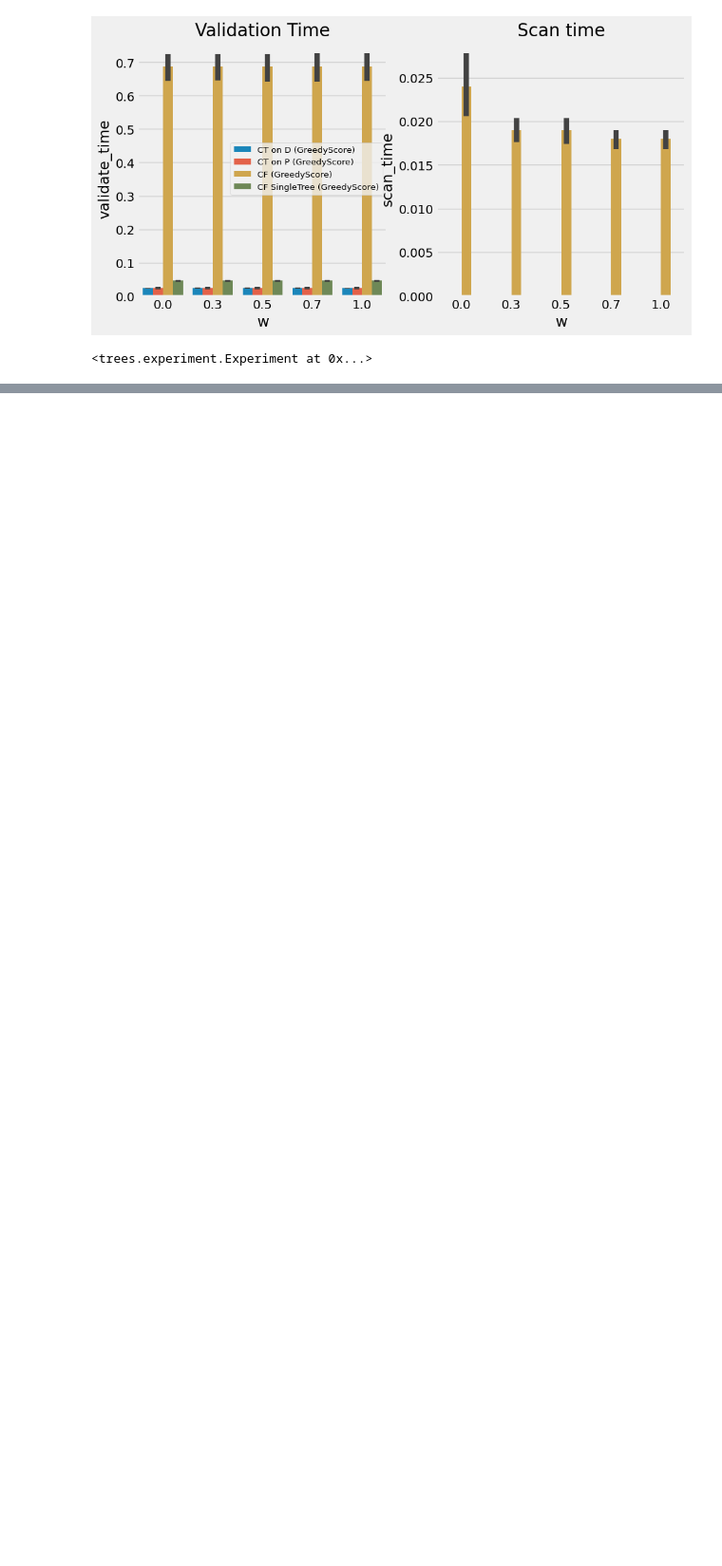
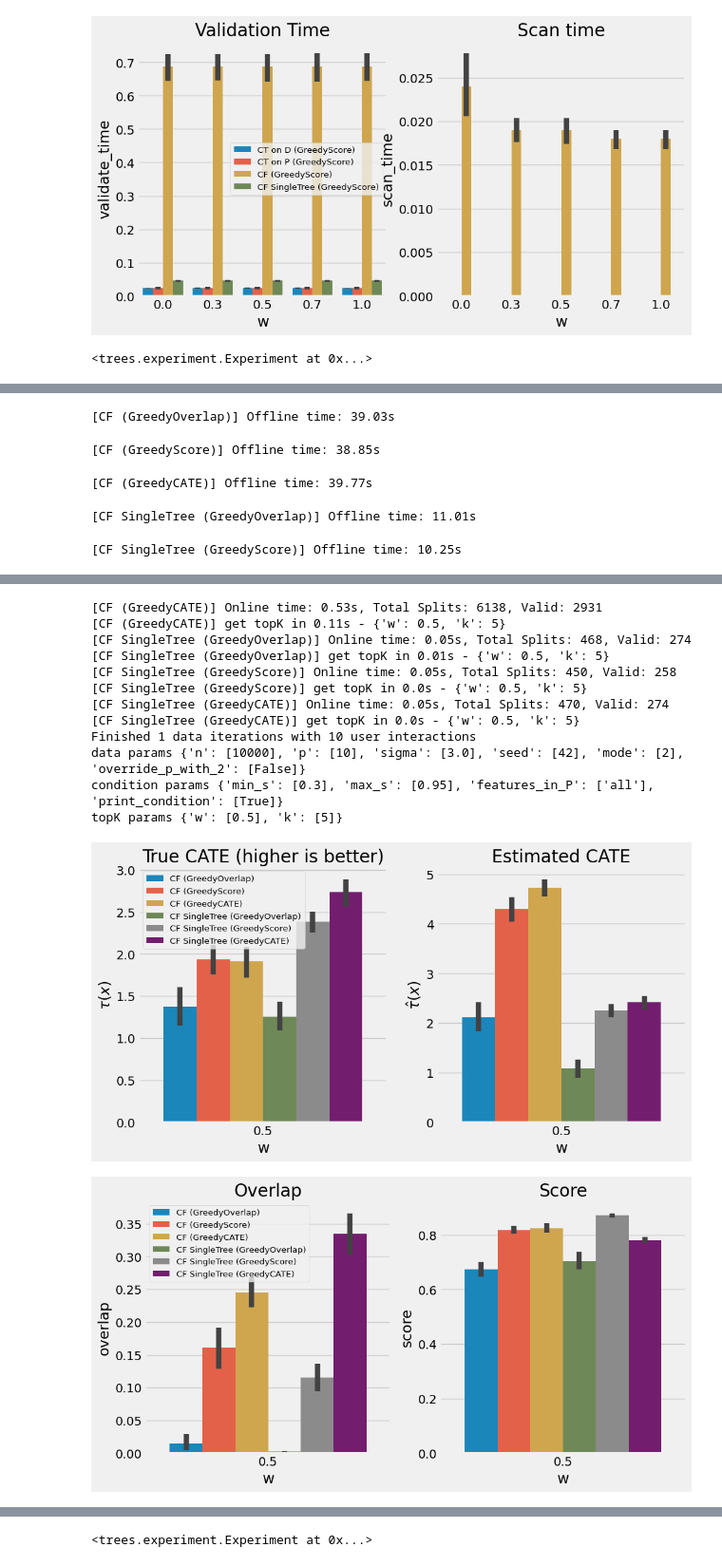
Before and after one commit to antonismand/Query-Driven-Data-Exploration-with-Heterogeneous-Treatment-Effects, a Jupyter notebook: experiments/weight.ipynb, the cells around one changed output, grey strips where cells are left out. Shown at 95% size. Saved outputs shown, nothing was run; the diff lists cells and outputs as text; code cells hidden in the pictures; blank space fills up the shorter version.

```diff
--- a/experiments/weight.ipynb
+++ b/experiments/weight.ipynb
@@ -56,0 +113,11 @@ topK params {'w': [0, 0.3, 0.5, 0.7, 1], 'k': [5]}
+# %%
+algs = [
+            CF(GreedyOverlap),
+            CF(GreedyScore),
+            CF(GreedyCATE),
+            CFT(GreedyOverlap),
+            CFT(GreedyScore),
+            CFT(GreedyCATE)
+        ]
+Experiment("w", w=[0.5], data_iterations=1, user_iterations=10, algorithms=algs, save_csv=False)
+# %% [output]
@@ -56,0 +126,5 @@ topK params {'w': [0, 0.3, 0.5, 0.7, 1], 'k': [5]}
+[CF (GreedyOverlap)] Offline time: 39.03s
+[CF (GreedyScore)] Offline time: 38.85s
+[CF (GreedyCATE)] Offline time: 39.77s
+[CF SingleTree (GreedyOverlap)] Offline time: 11.01s
+[CF SingleTree (GreedyScore)] Offline time: 10.25s
@@ -56,0 +148,14 @@ topK params {'w': [0, 0.3, 0.5, 0.7, 1], 'k': [5]}
+[CF (GreedyCATE)] Online time: 0.53s, Total Splits: 6138, Valid: 2931
+[CF (GreedyCATE)] get topK in 0.11s - {'w': 0.5, 'k': 5}
+[CF SingleTree (GreedyOverlap)] Online time: 0.05s, Total Splits: 468, Valid: 274
+[CF SingleTree (GreedyOverlap)] get topK in 0.01s - {'w': 0.5, 'k': 5}
+[CF SingleTree (GreedyScore)] Online time: 0.05s, Total Splits: 450, Valid: 258
+[CF SingleTree (GreedyScore)] get topK in 0.0s - {'w': 0.5, 'k': 5}
+[CF SingleTree (GreedyCATE)] Online time: 0.05s, Total Splits: 470, Valid: 274
+[CF SingleTree (GreedyCATE)] get topK in 0.0s - {'w': 0.5, 'k': 5}
+Finished 1 data iterations with 10 user interactions
+data params {'n': [10000], 'p': [10], 'sigma': [3.0], 'seed': [42], 'mode': [2], 'override_p_with_2': [False]}
+condition params {'min_s': [0.3], 'max_s': [0.95], 'features_in_P': ['all'], 'print_condition': [True]}
+topK params {'w': [0.5], 'k': [5]}
+[figure, added]
+[figure, added]
@@ -56,0 +165 @@ topK params {'w': [0, 0.3, 0.5, 0.7, 1], 'k': [5]}
+<trees.experiment.Experiment at 0x...>
```
Also changed, not shown: parts of 5 cells of this notebook, 7 other files.
